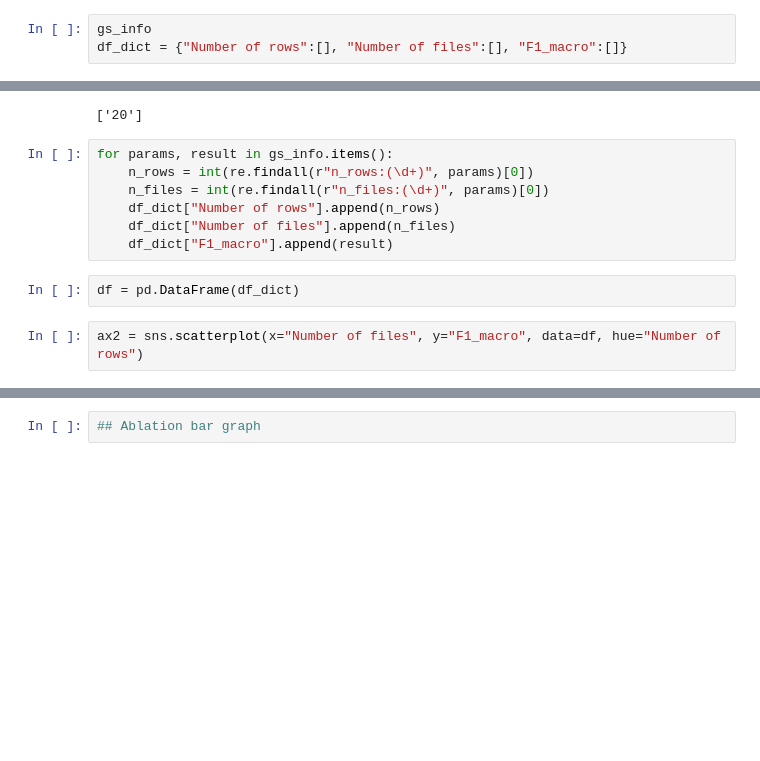
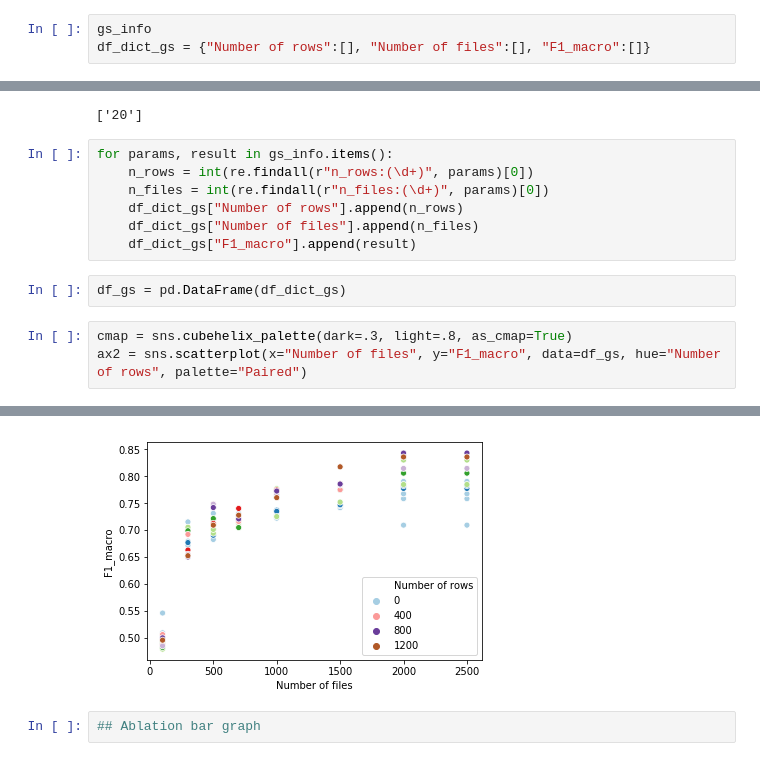
Before and after one commit to etalab/csv_detective_api, a Jupyter notebook: service/doc/create_graphs.ipynb, the cells around one changed output, grey strips where cells are left out. Cells and saved outputs as stored; diff of their text form; blank space fills up the shorter version.

```diff
--- a/service/doc/create_graphs.ipynb
+++ b/service/doc/create_graphs.ipynb
@@ -29,7 +30,7 @@ gs_info
  'n_rows:1000_n_files:2500': 0.8357192277937915}
 # %%
 gs_info
-df_dict = {"Number of rows":[], "Number of files":[], "F1_macro":[]}
+df_dict_gs = {"Number of rows":[], "Number of files":[], "F1_macro":[]}
 # %%
 re.findall(r"n_rows:(\d+)", 'n_rows:20_n_files:1500')
 # %% [output]
@@ -38,11 +39,12 @@ re.findall(r"n_rows:(\d+)", 'n_rows:20_n_files:1500')
 for params, result in gs_info.items():
     n_rows = int(re.findall(r"n_rows:(\d+)", params)[0])
     n_files = int(re.findall(r"n_files:(\d+)", params)[0])
-    df_dict["Number of rows"].append(n_rows)
-    df_dict["Number of files"].append(n_files)
-    df_dict["F1_macro"].append(result)
+    df_dict_gs["Number of rows"].append(n_rows)
+    df_dict_gs["Number of files"].append(n_files)
+    df_dict_gs["F1_macro"].append(result)
 # %%
-df = pd.DataFrame(df_dict)
+df_gs = pd.DataFrame(df_dict_gs)
 # %%
-ax2 = sns.scatterplot(x="Number of files", y="F1_macro", data=df, hue="Number of rows")
+cmap = sns.cubehelix_palette(dark=.3, light=.8, as_cmap=True)
+ax2 = sns.scatterplot(x="Number of files", y="F1_macro", data=df_gs, hue="Number of rows", palette="Paired")
 # %% [output]
@@ -51,3 +51,4 @@ ax2 = sns.scatterplot(x="Number of files", y="F1_macro", data=df, hue="Number of
+[figure, added]
 # %%
 ## Ablation bar graph
 # %%
```
Also changed, not shown: parts of 7 cells of this notebook, 1 other file.
